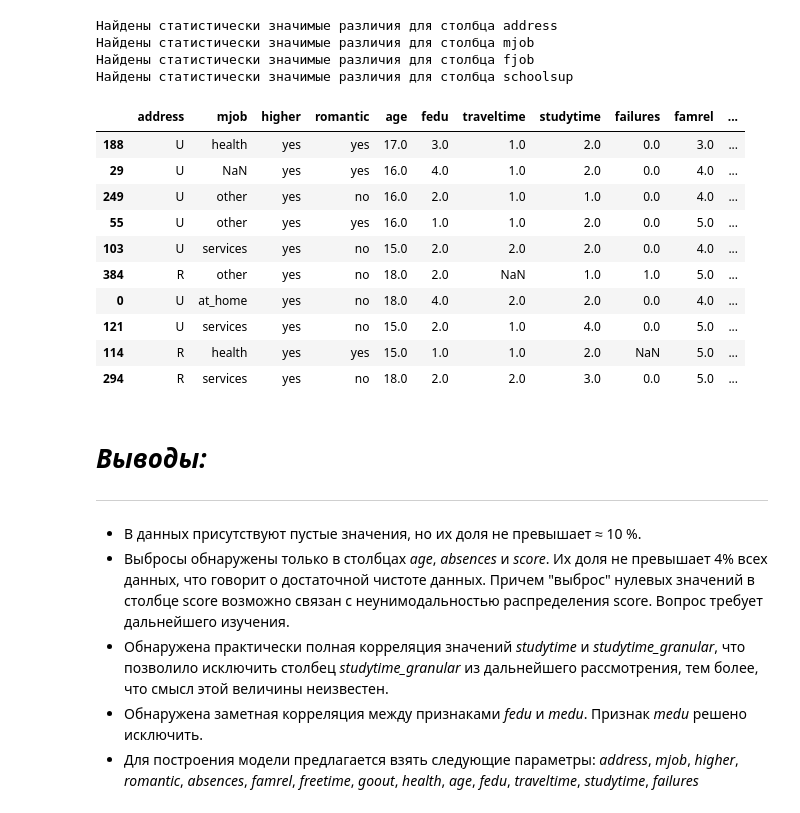
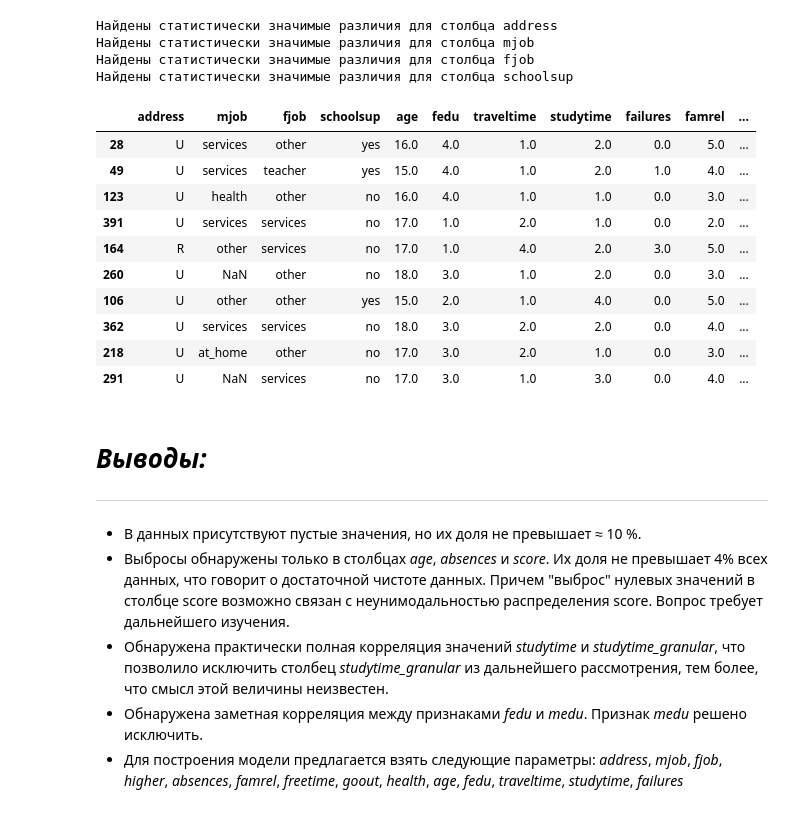
Before and after one commit to akitim/SkillFactory_projects, a Jupyter notebook: Project_2_EDA_Timofey_Akimkin.ipynb, the cells around one changed output. Drawn from its saved outputs; the diff is of its cells as text; code cells hidden in the pictures.

```diff
--- a/Project_2_EDA_Timofey_Akimkin.ipynb
+++ b/Project_2_EDA_Timofey_Akimkin.ipynb
@@ -556,33 +554,33 @@ for col in nom_data_cols:
 # %%
 # Подготовим окончательный вариант датафрейма для построения модели,
 # оставив только числовые переменные и номинативные переменные, для
 # которых были найдены статистически значимые отличия в средних значениях
 # целевой переменной score
 
 #отфильтруем числовые столбцы
 num_data_cols = \
     students.loc[:, students.loc[full_row_index, :].apply(type) != str].columns
 
 students_for_model = students.loc[:,[
                                      'address',
                                      'mjob',
-                                     'higher',
-                                     'romantic'
+                                     'fjob',
+                                     'schoolsup'
                                     ] + list(num_data_cols)
 ]
 students_for_model.sample(10)
 # %% [output]
-|  | address | mjob | higher | romantic | age | fedu | traveltime | studytime | failures | famrel | ... |
-| 188 | U | health | yes | yes | 17.0 | 3.0 | 1.0 | 2.0 | 0.0 | 3.0 | ... |
-| 29 | U | NaN | yes | yes | 16.0 | 4.0 | 1.0 | 2.0 | 0.0 | 4.0 | ... |
-| 249 | U | other | yes | no | 16.0 | 2.0 | 1.0 | 1.0 | 0.0 | 4.0 | ... |
-| 55 | U | other | yes | yes | 16.0 | 1.0 | 1.0 | 2.0 | 0.0 | 5.0 | ... |
-| 103 | U | services | yes | no | 15.0 | 2.0 | 2.0 | 2.0 | 0.0 | 4.0 | ... |
-| 384 | R | other | yes | no | 18.0 | 2.0 | NaN | 1.0 | 1.0 | 5.0 | ... |
-| 0 | U | at_home | yes | no | 18.0 | 4.0 | 2.0 | 2.0 | 0.0 | 4.0 | ... |
-| 121 | U | services | yes | no | 15.0 | 2.0 | 1.0 | 4.0 | 0.0 | 5.0 | ... |
-| 114 | R | health | yes | yes | 15.0 | 1.0 | 1.0 | 2.0 | NaN | 5.0 | ... |
-| 294 | R | services | yes | no | 18.0 | 2.0 | 2.0 | 3.0 | 0.0 | 5.0 | ... |
+|  | address | mjob | fjob | schoolsup | age | fedu | traveltime | studytime | failures | famrel | ... |
+| 28 | U | services | other | yes | 16.0 | 4.0 | 1.0 | 2.0 | 0.0 | 5.0 | ... |
+| 49 | U | services | teacher | yes | 15.0 | 4.0 | 1.0 | 2.0 | 1.0 | 4.0 | ... |
+| 123 | U | health | other | no | 16.0 | 4.0 | 1.0 | 1.0 | 0.0 | 3.0 | ... |
+| 391 | U | services | services | no | 17.0 | 1.0 | 2.0 | 1.0 | 0.0 | 2.0 | ... |
+| 164 | R | other | services | no | 17.0 | 1.0 | 4.0 | 2.0 | 3.0 | 5.0 | ... |
+| 260 | U | NaN | other | no | 18.0 | 3.0 | 1.0 | 2.0 | 0.0 | 3.0 | ... |
+| 106 | U | other | other | yes | 15.0 | 2.0 | 1.0 | 4.0 | 0.0 | 5.0 | ... |
+| 362 | U | services | services | no | 18.0 | 3.0 | 2.0 | 2.0 | 0.0 | 4.0 | ... |
+| 218 | U | at_home | other | no | 17.0 | 3.0 | 2.0 | 1.0 | 0.0 | 3.0 | ... |
+| 291 | U | NaN | services | no | 17.0 | 3.0 | 1.0 | 3.0 | 0.0 | 4.0 | ... |
 # %% [markdown]
 # ***Выводы:***
 
@@ -595,4 +593,4 @@ students_for_model.sample(10)
 *  Выбросы обнаружены только в столбцах  *age*, *absences* и *score*. Их доля не превышает 4% всех данных, что говорит о достаточной чистоте данных. Причем "выброс" нулевых значений в столбце score возможно связан с неунимодальностью распределения score. Вопрос требует дальнейшего изучения.
 * Обнаружена практически полная корреляция значений *studytime* и *studytime_granular*, что позволило исключить столбец *studytime_granular* из дальнейшего рассмотрения, тем более, что смысл этой величины неизвестен.
 *  Обнаружена заметная корреляция между признаками *fedu* и *medu*. Признак *medu* решено исключить.
-*  Для построения модели предлагается взять следующие параметры: *address*, *mjob*, *higher*, *romantic*, *absences*, *famrel*, *freetime*, *goout*, *health*, *age*, *fedu*, *traveltime*, *studytime*, *failures*
+*  Для построения модели предлагается взять следующие параметры: *address*, *mjob*, *fjob*, *higher*, *absences*, *famrel*, *freetime*, *goout*, *health*, *age*, *fedu*, *traveltime*, *studytime*, *failures*
```
Also changed, not shown: parts of 2 cells of this notebook.
